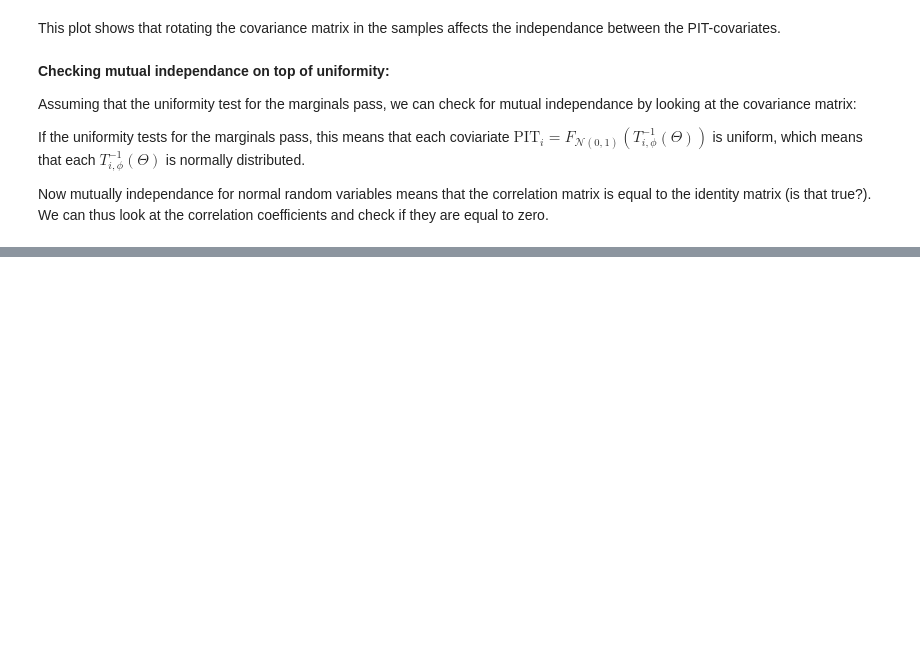
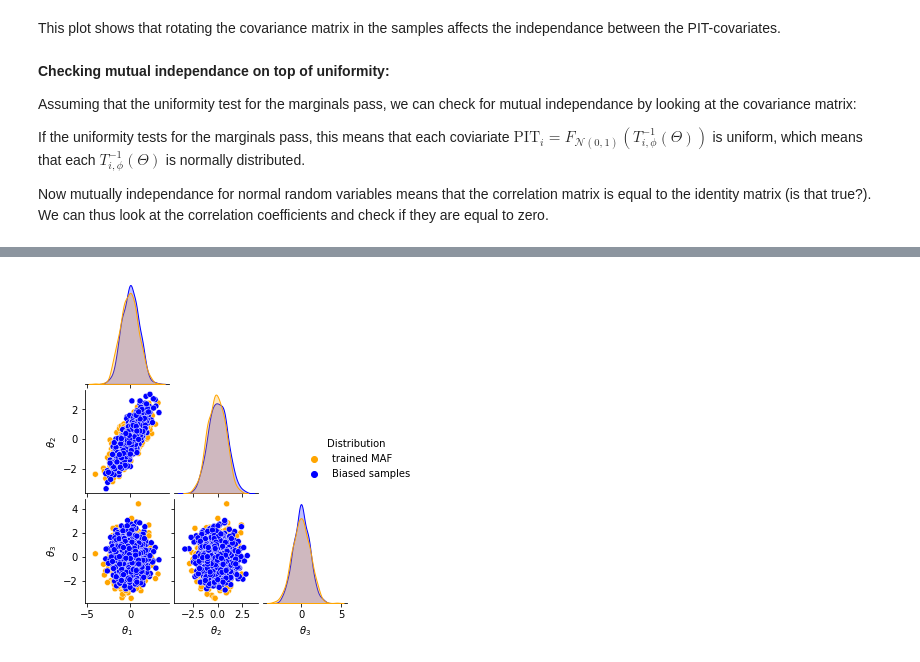
Before and after one commit to JuliaLinhart/valDiags_flows, a Jupyter notebook: MultiPIT_distributions_Toy.ipynb, the cells around one changed output, grey strips where cells are left out. Saved outputs shown, nothing was run; the diff lists cells and outputs as text; code cells hidden in the pictures; blank space fills up the shorter version.

```diff
--- a/MultiPIT_distributions_Toy.ipynb
+++ b/MultiPIT_distributions_Toy.ipynb
@@ -607,0 +628,90 @@ We can thus look at the correlation coefficients and check if they are equal to
+# %%
+# Plot distribution and pp-plots of
+# - the target distribution (here the false distribution) and
+# - the learned maf (trained on the original data)
+
+# Pairplot
+columns = [r"$\theta_1$", r"$\theta_2$", r"$\theta_3$"]
+
+maf_samples = maf.sample(test_size)
+df_maf = pd.DataFrame(maf_samples.detach().numpy(), columns=columns)
+df_maf["Distribution"] = "trained MAF"
+
+test_statistics_multiPIT = {}
+test_statistics_multiPIT['dim_1'] ={}
+test_statistics_multiPIT['dim_2'] ={}
+test_statistics_multiPIT['dim_3'] ={}
+test_statistics_hdr = {}
+
+bias = np.linspace(0,1,5)
+for i,b in enumerate(bias):
+    samples_false_test = np.array(datasets['test']).copy()
+    samples_false_test[:,2] = samples_false_test[:,2] + b
+
+    df_false = pd.DataFrame(samples_false_test, columns=columns)
+    df_false["Distribution"] = "Biased samples"
+
+    dfs = pd.concat([df_maf, df_false], ignore_index=True)
+
+    g = sns.pairplot(dfs, hue="Distribution", corner=True, palette={"Biased samples":"blue", "trained MAF": "orange"})
+    # g.fig.suptitle("rotation angle = "+str(thetas[i]))
+    g.fig.set_size_inches(5,5)
+    plt.show()
+
+    samples_false_test = torch.FloatTensor(samples_false_test)
+    samples_false_cal = torch.FloatTensor(samples_false_cal)
+
+    # MAF transformation on false samples
+    P_1_maf = norm.cdf(maf._transform(samples_false_test)[0][:, 0].detach().numpy())  # 1D
+    P_2_maf = norm.cdf(maf._transform(samples_false_test)[0][:, 1].detach().numpy())  # 1D
+    P_3_maf = norm.cdf(maf._transform(samples_false_test)[0][:, 2].detach().numpy())  # 1D
+
+    # plot pp_plots variables 1,2,3
+    alphas = np.linspace(0,1,50)
+    confidence_region_null(alphas)
+    plt.plot(alphas,alphas, '--', color='black')
+
+    z_maf_1 = [np.mean(P_1_maf < alpha) for alpha in alphas]
+    test_statistics_multiPIT['dim_1'][i] = np.round(((z_maf_1 - alphas) ** 2).sum() / len(alphas), 3)
+    plt.plot(alphas, z_maf_1, label=f'1, , T = {test_statistics_multiPIT["dim_1"][i]}')
+    z_maf_2 = [np.mean(P_2_maf < alpha) for alpha in alphas]
+    test_statistics_multiPIT['dim_2'][i] = np.round(((z_maf_2 - alphas) ** 2).sum() / len(alphas), 3)
+    plt.plot(alphas, z_maf_2, label=f'2, T = {test_statistics_multiPIT["dim_2"][i]}')
+    z_maf_3 = [np.mean(P_3_maf < alpha) for alpha in alphas]
+    test_statistics_multiPIT['dim_3'][i] = np.round(((z_maf_3 - alphas) ** 2).sum() / len(alphas), 3)
+    plt.plot(alphas, z_maf_3, label=f'3, T = {test_statistics_multiPIT["dim_3"][i]}')
+    plt.legend()
+    plt.title(r'MultiPIT marginal distributions ($P_i$)')
+    plt.show()
+
+
+    alphas = np.linspace(0.0001, 1,50)
+    x_ = torch.linspace(-10, 10, 100)
+    X1, X2, X3 = torch.meshgrid(x_, x_, x_)
+    samples = torch.cat([X1.reshape(-1, 1), X2.reshape(-1, 1), X3.reshape(-1, 1)], dim=1)
+
+    pdf = maf._log_prob(samples, context=None).exp()
+
+    # alphas = np.linspace(0.001,1,50)
+    coverage = []
+    for alpha in alphas:
+        hdr_level = highest_density_level(pdf, alpha)
+        c = np.array((torch.exp(maf.log_prob(samples_false_test)) > hdr_level)*1).mean()
+        coverage.append(c)
+    test_statistics_hdr[i] = np.round(((coverage - alphas) ** 2).sum() / len(alphas), 3)
+
+    confidence_region_null(alphas)
+    plt.plot(alphas,alphas, '--', color='black')
+
+    plt.plot(alphas, coverage, label=f'T = {test_statistics_hdr[i]}')
+    plt.title('Highest Density Coverage')
+    plt.legend()
+    plt.show()
+
+    # levels, coverages = highest_density(maf, samples_false_test)
+    # plt.plot(alphas,alphas, '--', color='black')
+    # plt.plot(levels, coverages)
+    # plt.title('Highest Density Coverage (MC-approx)')
+    # plt.show()
+# %% [output]
+[figure, added]
```
Also changed, not shown: parts of 21 cells of this notebook.
